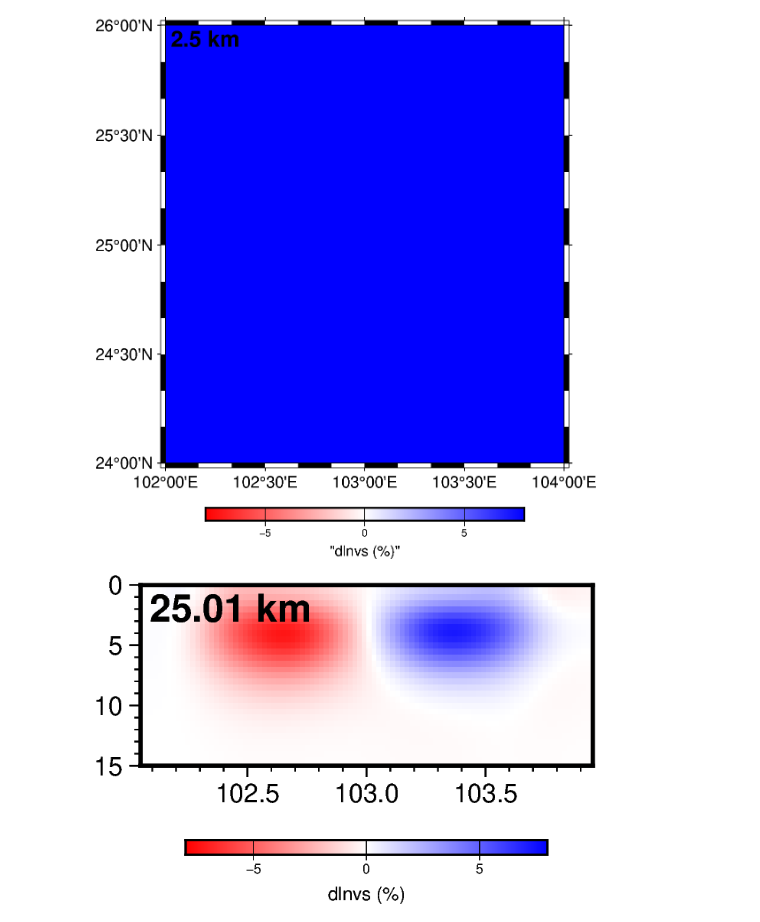
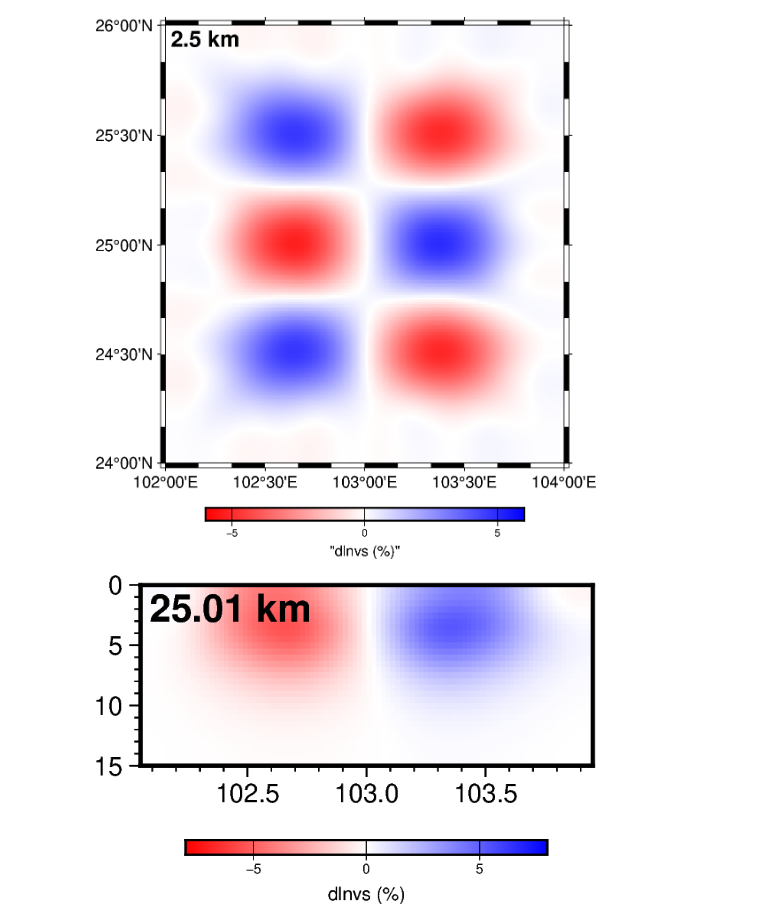
Before and after one commit to xumi1993/SurfATTPP, a Jupyter notebook: examples/02_checkerboard_radial_ani/plot_model.ipynb, the cells around one changed output. Saved outputs shown, nothing was run; the diff lists cells and outputs as text; code cells hidden in the pictures.

```diff
--- a/examples/02_checkerboard_radial_ani/plot_model.ipynb
+++ b/examples/02_checkerboard_radial_ani/plot_model.ipynb
@@ -7,14 +7,15 @@ import xarray as xr
 # %%
 with h5py.File('OUTPUT_FILES/initial_model.h5', 'r') as f:
     initial_vs = f['vs'][:]
-# with h5py.File('OUTPUT_FILES/final_model.h5', 'r') as f:
+    initial_zeta = f['zeta'][:]
+with h5py.File('OUTPUT_FILES/final_model.h5', 'r') as f:
     x = f['x'][:]
     y = f['y'][:]
     z = f['z'][:]
-    final_vs = f['vs'][:]
+    final_vs = f['vsv'][:]
+    final_zeta = f['zeta'][:]
 with h5py.File('OUTPUT_FILES/target_model.h5', 'r') as f:
-    print(f.keys())
     target_vs = f['vs'][:]
-# dv = (final_vs - initial_vs) / initial_vs * 100
+dv = (final_vs - initial_vs) / initial_vs * 100
 dvt = (target_vs - initial_vs) / initial_vs * 100
-np.max(initial_vs)
+dzeta = (final_zeta - initial_zeta) / initial_zeta * 100
@@ -32,29 +22,29 @@ plt.plot(initial_vs[1, 1, :], z, label='initial')
 # %%
 idep = 5
 region = [102, 104, 24,26]
 xx, yy = np.meshgrid(x, y, indexing='ij')
-grid = pygmt.surface(x=xx.ravel(), y=yy.ravel(), z=dvt[:, :, idep].ravel(), region=region, spacing='0.01/0.01')
+grid = pygmt.surface(x=xx.ravel(), y=yy.ravel(), z=dzeta[:, :, idep].ravel(), region=region, spacing='0.01/0.01')
 fig = pygmt.Figure()
-pygmt.makecpt(cmap='polar', series=[-8, 8, 0.1], background=True, continuous=True, reverse=True)
+pygmt.makecpt(cmap='polar', series=[-6, 6, 0.01], background=True, continuous=True, reverse=True)
 fig.grdimage(
     grid,
     cmap=True,
     region=region,
     projection='M3i',
     frame='af'
 )
 fig.text(text=f"{z[idep]} km", position='TL', font='12p,Helvetica-Bold', offset='0.1/-0.1')
 fig.colorbar(frame='xag+l"dlnvs (%)"')
 fig.show()
 # %% [output]
-[figure, old version]
+[figure, new version]
 # %%
 def to_xarray(data, x, y, key="z"):
     """Convert a 2-D NumPy array to an xarray.DataArray indexed on (lat, lon)."""
     return xr.DataArray(data.T, coords=[y, x], dims=["lat", "lon"], name=key)
 
 iy = len(y) // 2
-ds = to_xarray(dv[:, iy, :], x, z)
+ds = to_xarray(dzeta[:, iy, :], x, z)
 
 fig = pygmt.Figure()
 pygmt.makecpt(cmap='polar', series=[-8, 8, 0.1], background=True, continuous=True, reverse=True)
@@ -69,4 +59,4 @@ fig.text(text=f"{y[iy]} km", position='TL', font='12p,Helvetica-Bold', offset='0
 fig.colorbar(frame='xag+ldlnvs (%)')
 fig.show()
 # %% [output]
-[figure, old version]
+[figure, new version]
```
Also changed, not shown: parts of 2 cells of this notebook, 10 other files.
